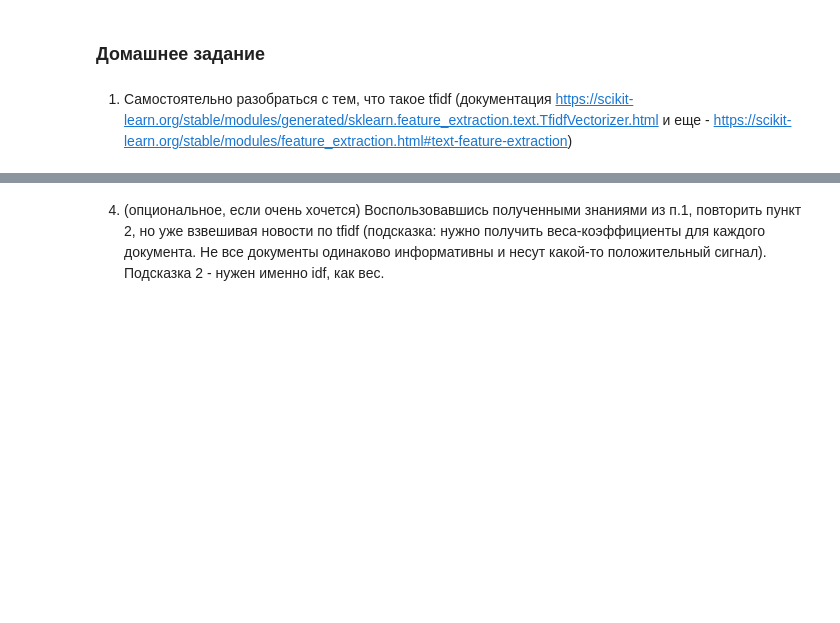
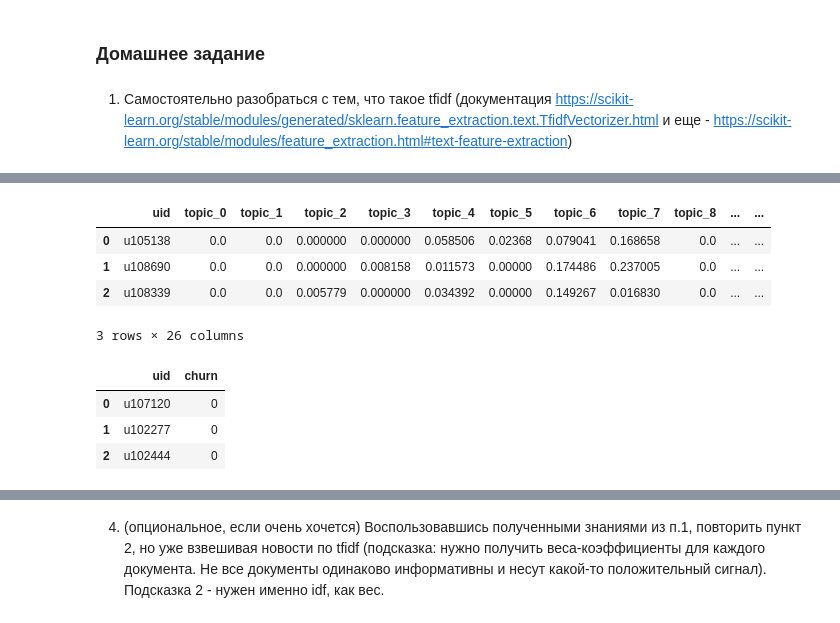
Before and after one commit to Alikhan0707/ml_in_business, a Jupyter notebook: hw_2.ipynb, the cells around one changed output, grey strips where cells are left out. Drawn from its saved outputs; the diff is of its cells as text; code cells hidden in the pictures; blank space fills up the shorter version.

```diff
--- a/hw_2.ipynb
+++ b/hw_2.ipynb
@@ -122,0 +263,26 @@ def lemmatization(text):
+# %%
+def get_user_embedding(user_articles_list):
+    user_articles_list = eval(user_articles_list)
+    user_vector = np.array([doc_dict[doc_id] for doc_id in user_articles_list])
+    user_vector = np.median(user_vector, 0)
+    return user_vector
+# %%
+user_embeddings = pd.DataFrame([i for i in users['articles'].apply(lambda x: get_user_embedding(x), 1)])
+user_embeddings.columns = ['topic_{}'.format(i) for i in range(25)]
+user_embeddings['uid'] = users['uid'].values
+user_embeddings = user_embeddings[['uid']+['topic_{}'.format(i) for i in range(25)]]
+user_embeddings.head(3)
+# %% [output]
+|  | uid | topic_0 | topic_1 | topic_2 | topic_3 | topic_4 | topic_5 | topic_6 | topic_7 | topic_8 | ... | ... |
+| 0 | u105138 | 0.0 | 0.0 | 0.000000 | 0.000000 | 0.058506 | 0.02368 | 0.079041 | 0.168658 | 0.0 | ... | ... |
+| 1 | u108690 | 0.0 | 0.0 | 0.000000 | 0.008158 | 0.011573 | 0.00000 | 0.174486 | 0.237005 | 0.0 | ... | ... |
+| 2 | u108339 | 0.0 | 0.0 | 0.005779 | 0.000000 | 0.034392 | 0.00000 | 0.149267 | 0.016830 | 0.0 | ... | ... |
+3 rows × 26 columns
+# %%
+target = pd.read_csv("users_churn.csv")
+target.head(3)
+# %% [output]
+|  | uid | churn |
+| 0 | u107120 | 0 |
+| 1 | u102277 | 0 |
+| 2 | u102444 | 0 |
```
Also changed, not shown: parts of 65 cells of this notebook.
